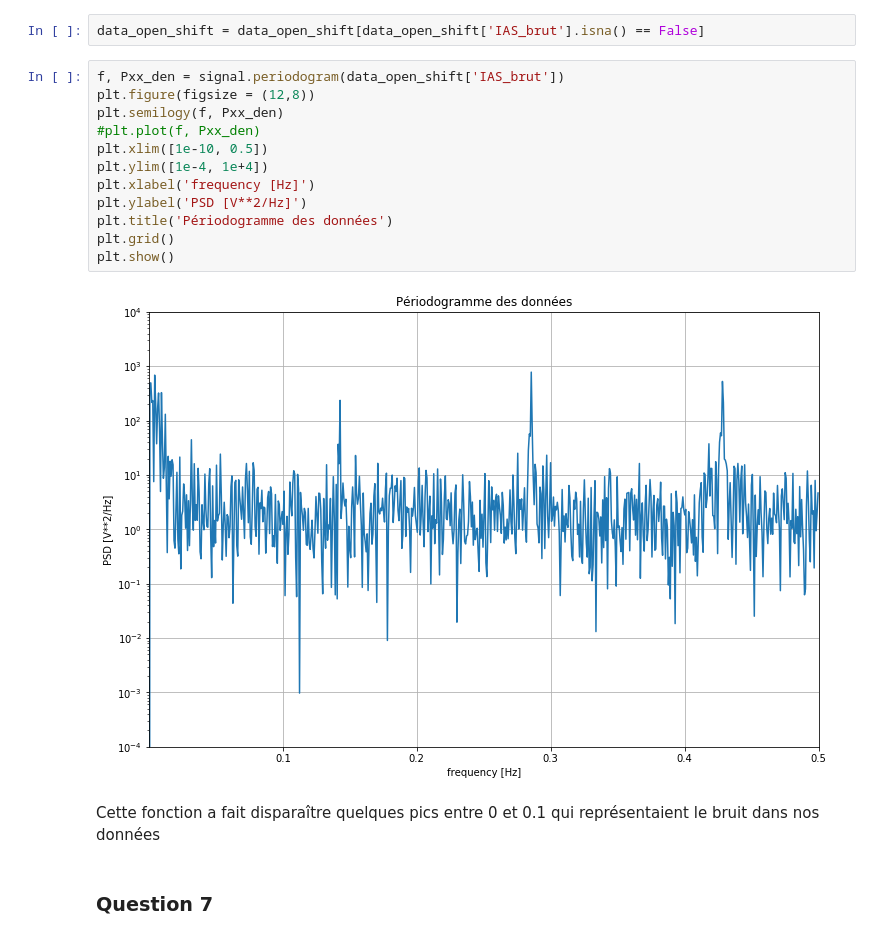
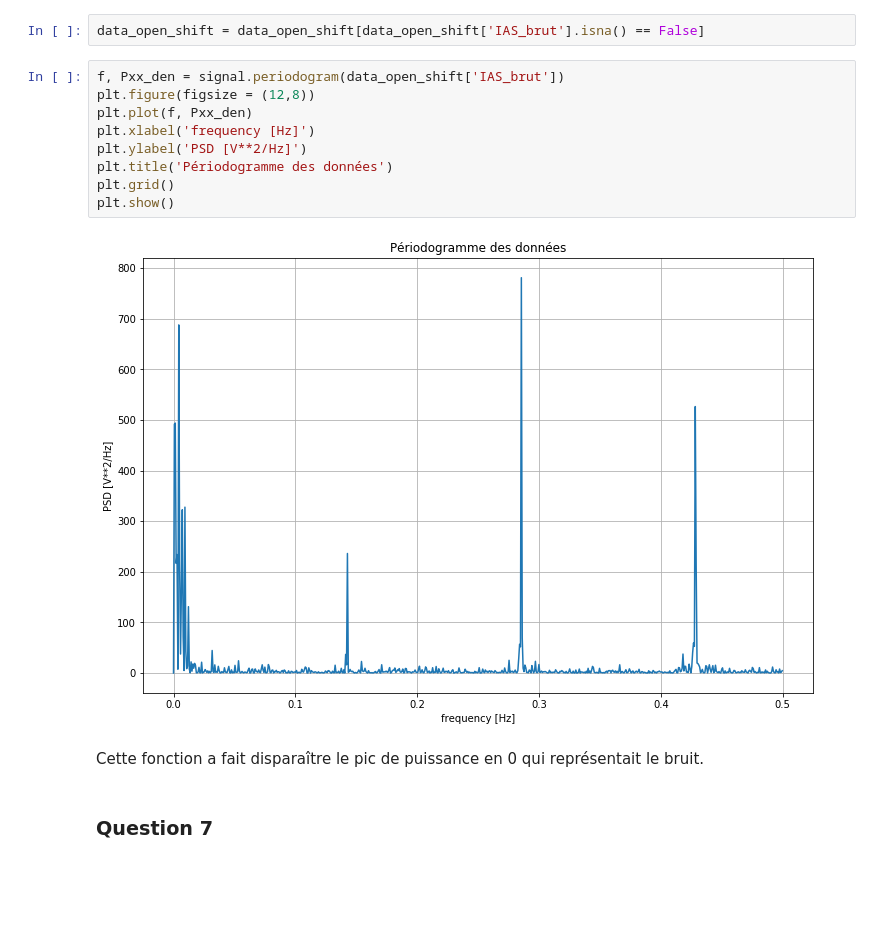
Before and after one commit to pfangue/INFMDI721, a Jupyter notebook: MDI343/Tp_times_series/TP10_series_temporelles.ipynb, the cells around one changed output. Drawn from its saved outputs; the diff is of its cells as text; blank space fills up the shorter version.

```diff
--- a/MDI343/Tp_times_series/TP10_series_temporelles.ipynb
+++ b/MDI343/Tp_times_series/TP10_series_temporelles.ipynb
@@ -189,19 +187,16 @@ data_open_shift = data_open_shift[data_open_shift['IAS_brut'].isna() == False]
 # %%
 f, Pxx_den = signal.periodogram(data_open_shift['IAS_brut'])
 plt.figure(figsize = (12,8))
-plt.semilogy(f, Pxx_den)
-#plt.plot(f, Pxx_den)
-plt.xlim([1e-10, 0.5])
-plt.ylim([1e-4, 1e+4])
+plt.plot(f, Pxx_den)
 plt.xlabel('frequency [Hz]')
 plt.ylabel('PSD [V**2/Hz]')
 plt.title('Périodogramme des données')
 plt.grid()
 plt.show()
 # %% [output]
-[figure, old version]
+[figure, new version]
 # %% [markdown]
-Cette fonction a fait disparaître quelques pics entre 0 et 0.1 qui représentaient le bruit dans nos données
+Cette fonction a fait disparaître le pic de puissance en 0 qui représentait le bruit.
 # %% [markdown]
 ### Question 7
 # %%
```
Also changed, not shown: parts of 22 cells of this notebook.
